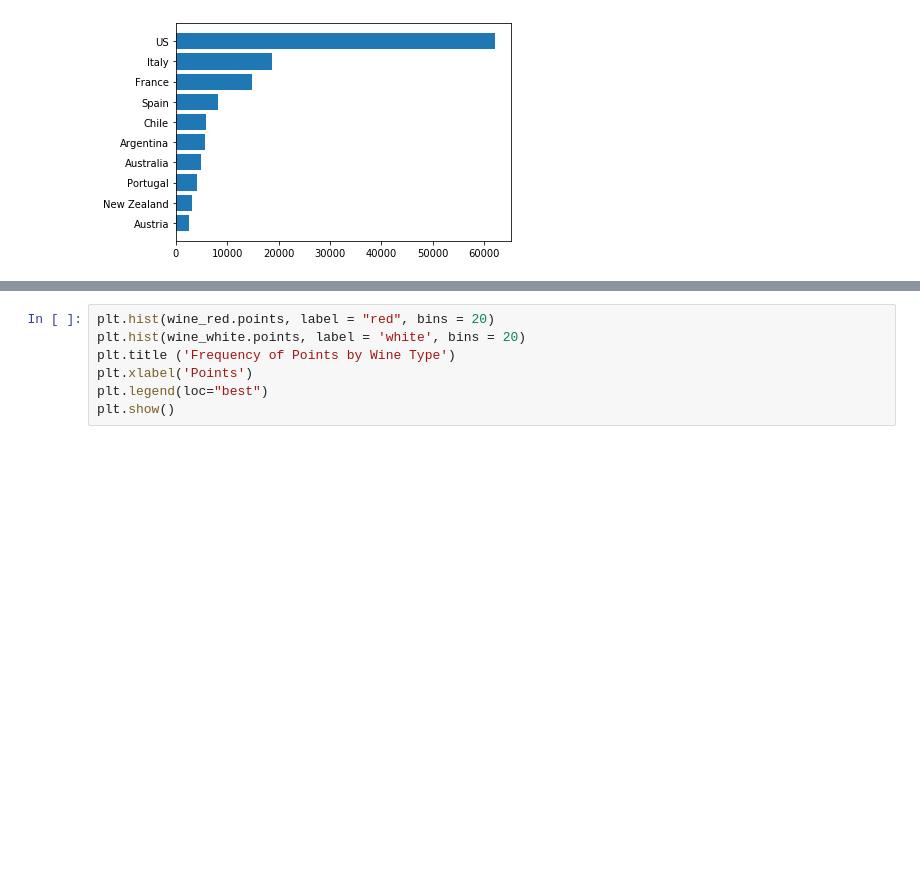
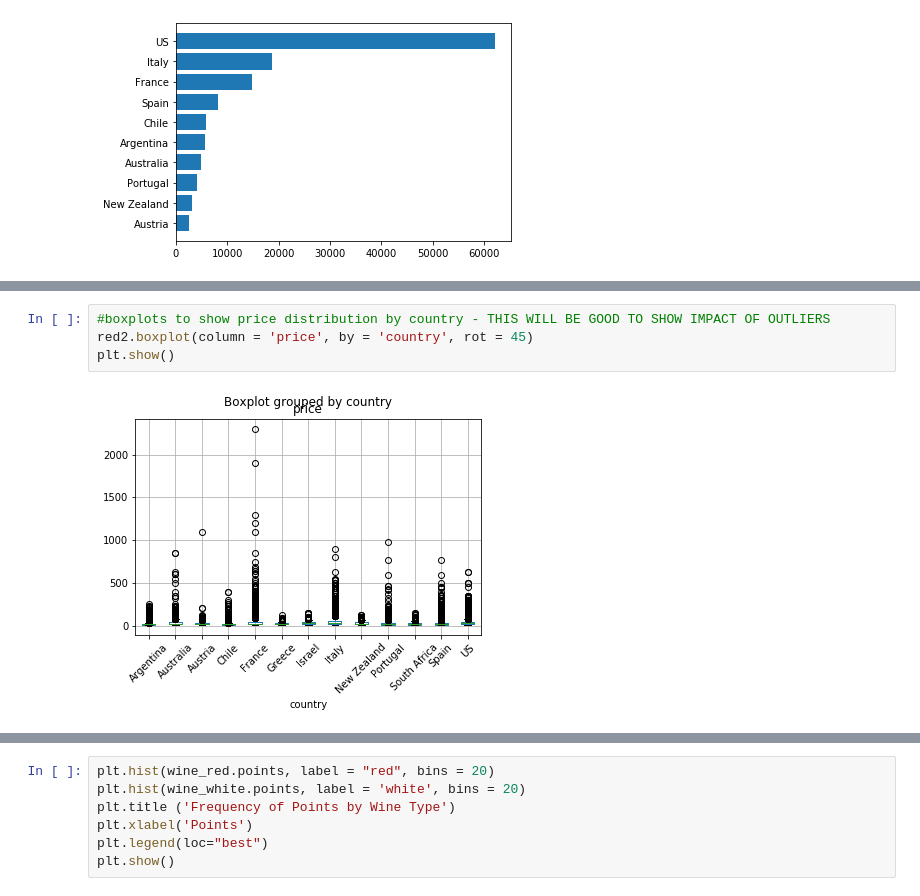
Before and after one commit to 06S197GT/SMU-Project-1, a Jupyter notebook: WineAnalysis.ipynb, the cells around one changed output, grey strips where cells are left out. Saved outputs shown, nothing was run; the diff lists cells and outputs as text; blank space fills up the shorter version.

```diff
--- a/WineAnalysis.ipynb
+++ b/WineAnalysis.ipynb
@@ -214,0 +221,6 @@ red2.head()
+# %%
+#boxplots to show price distribution by country - THIS WILL BE GOOD TO SHOW IMPACT OF OUTLIERS
+red2.boxplot(column = 'price', by = 'country', rot = 45)
+plt.show()
+# %% [output]
+[figure, added]
```
Also changed, not shown: parts of 64 cells of this notebook.
